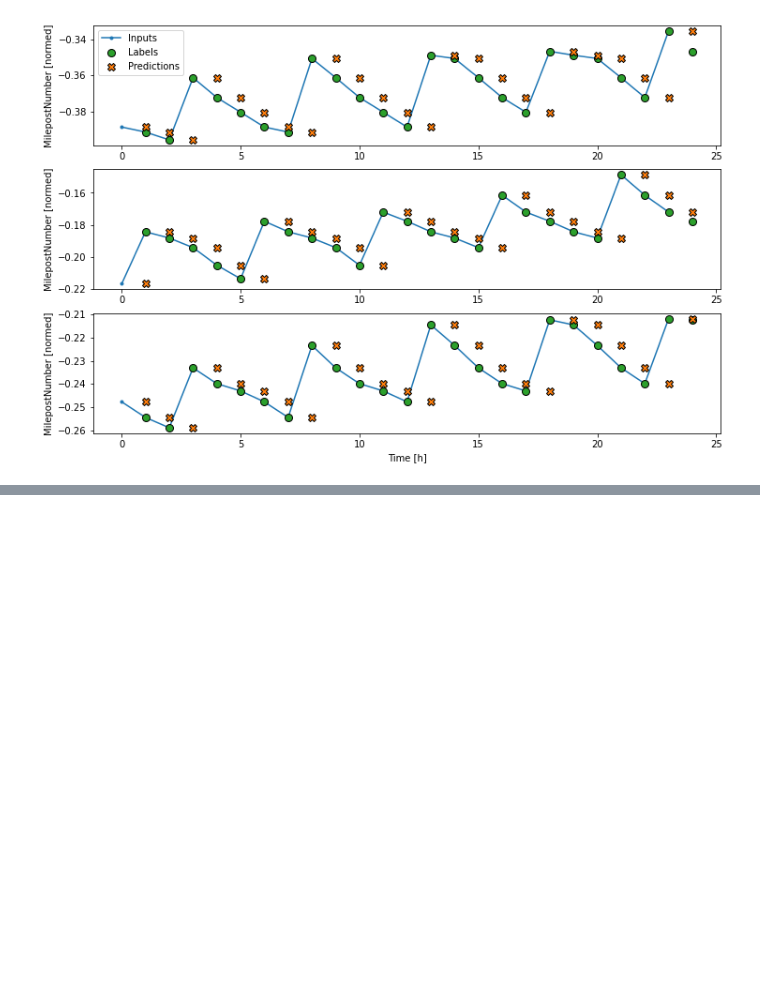
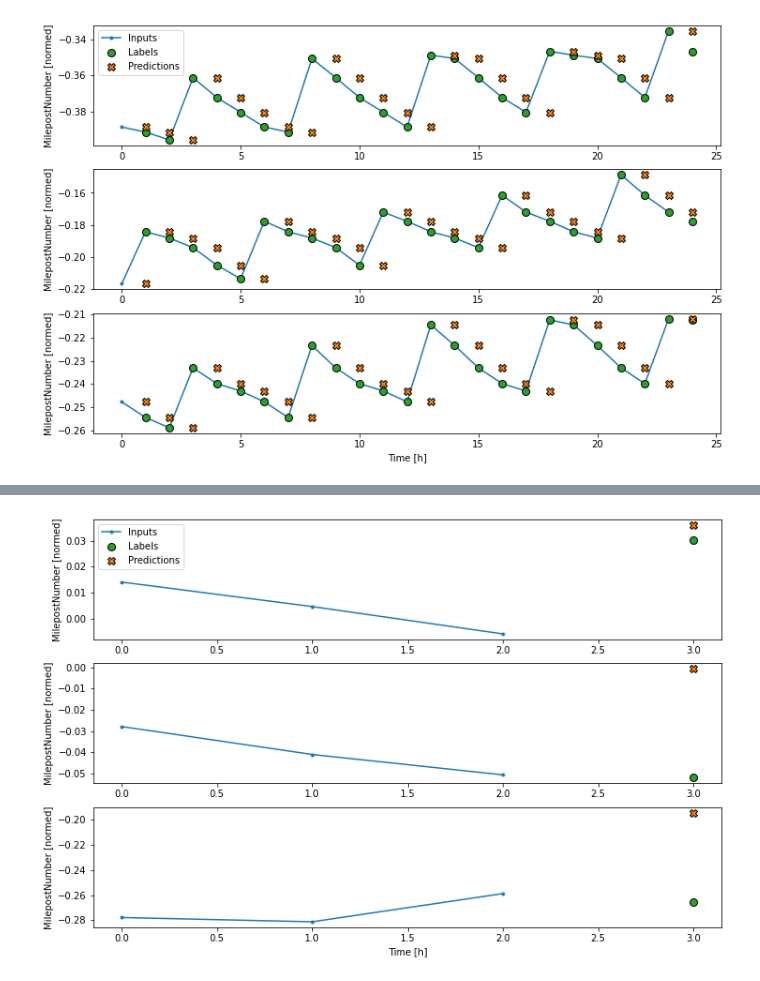
Before and after one commit to uno-amullinnix/train-position-model, a Jupyter notebook: notebooks/TimeSeriesForecasting.ipynb, the cells around one changed output, grey strips where cells are left out. Drawn from its saved outputs; the diff is of its cells as text; code cells hidden in the pictures; blank space fills up the shorter version.

```diff
--- a/notebooks/TimeSeriesForecasting.ipynb
+++ b/notebooks/TimeSeriesForecasting.ipynb
@@ -464,0 +590,13 @@ wide_window.plot(baseline)
+# %%
+# Try adding a flatten layer as the first layer. Why? To possibly train on a multi-input-step window
+
+multi_step_dense = tf.keras.Sequential([
+    # Shape: (time, features) => (time*features)
+    tf.keras.layers.Flatten(),
+    tf.keras.layers.Dense(units=32, activation='relu'),
+    tf.keras.layers.Dense(units=32, activation='relu'),
+    tf.keras.layers.Dense(units=1),
+    # Add back the time dimension.
+    # Shape: (outputs) => (1, outputs)
+    tf.keras.layers.Reshape([1, -1]),
+])
@@ -464,0 +621,6 @@ wide_window.plot(baseline)
+# %%
+# Plot time!
+
+conv_window.plot(multi_step_dense)
+# %% [output]
+[figure, added]
```
Also changed, not shown: parts of 12 cells of this notebook.
